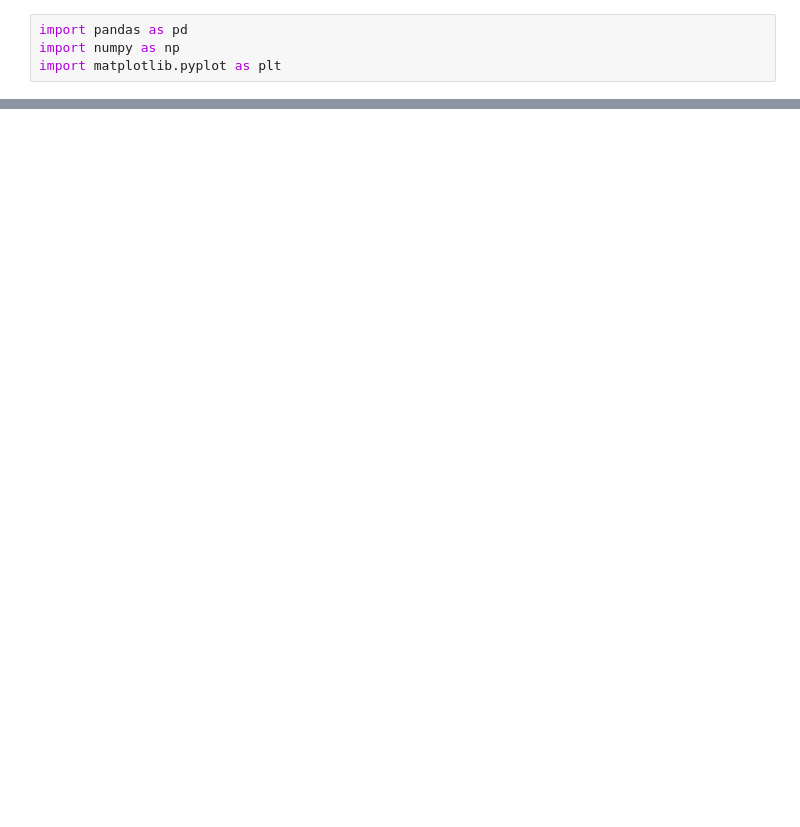
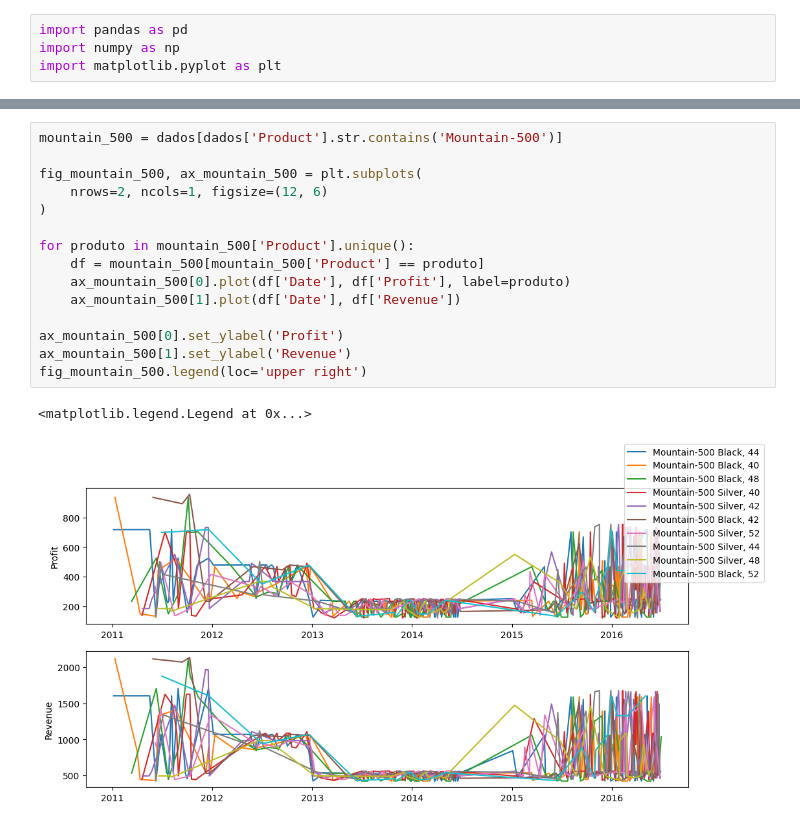
Before and after one commit to castroavila/machine_learning_i, a Jupyter notebook: projeto_aplicado.ipynb, the cells around one changed output, grey strips where cells are left out. Saved outputs shown, nothing was run; the diff lists cells and outputs as text; blank space fills up the shorter version.

```diff
--- a/projeto_aplicado.ipynb
+++ b/projeto_aplicado.ipynb
@@ -24,0 +80,18 @@ ax.scatter(dados['Date'], dados['Profit'] )
+# %%
+mountain_500 = dados[dados['Product'].str.contains('Mountain-500')]
+
+fig_mountain_500, ax_mountain_500 = plt.subplots(
+    nrows=2, ncols=1, figsize=(12, 6)
+)
+
+for produto in mountain_500['Product'].unique():
+    df = mountain_500[mountain_500['Product'] == produto]
+    ax_mountain_500[0].plot(df['Date'], df['Profit'], label=produto)
+    ax_mountain_500[1].plot(df['Date'], df['Revenue'])
+
+ax_mountain_500[0].set_ylabel('Profit')
+ax_mountain_500[1].set_ylabel('Revenue')
+fig_mountain_500.legend(loc='upper right')
+# %% [output]
+<matplotlib.legend.Legend at 0x...>
+[figure, added]
```
Also changed, not shown: parts of 7 cells of this notebook.
